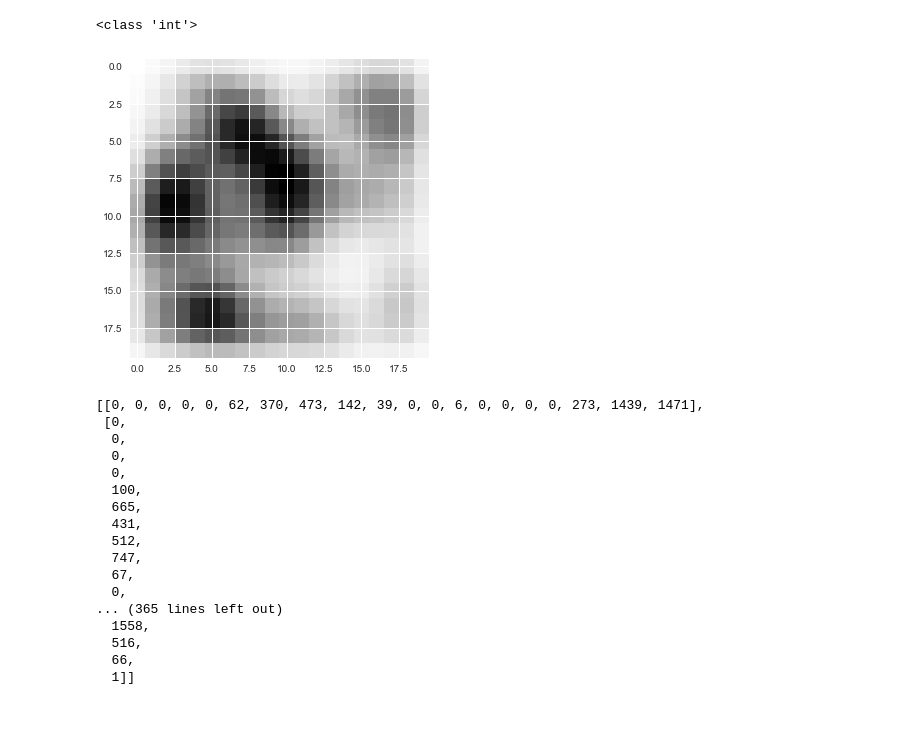
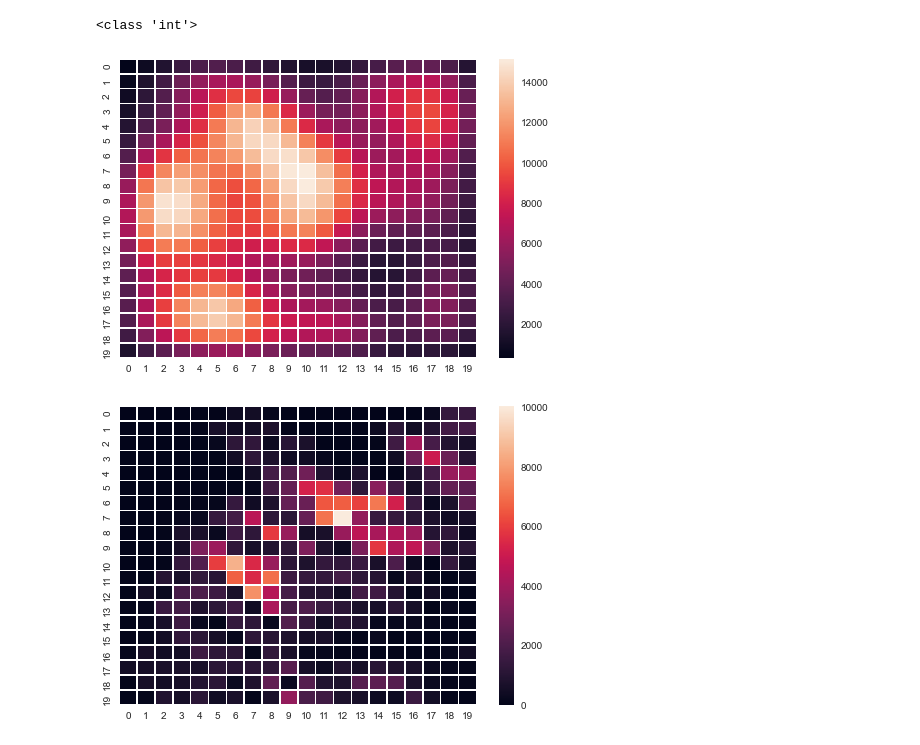
Before and after one commit to North17/Seg-Fault-NPSYPR, a Jupyter notebook: tests.ipynb, the cells around one changed output. Cells and saved outputs as stored; diff of their text form; code cells hidden in the pictures; blank space fills up the shorter version.

Commit message:
Did heatmaps with seaborn <3

```diff
--- a/tests.ipynb
+++ b/tests.ipynb
@@ -166,24 +166,24 @@ for i in x_axis:
 # %%
 
 
 import numpy as np
 import seaborn as sns
 import matplotlib.pylab as plt
 import pandas as pd
 
 pop = pd.read_csv('given_files\Population.csv')
 
 
 ppl = []
 for i in range(1,21):
     ppl.append(list(pop['Population'][pop['x location'] == i]))
 
 array = np.array(ppl)
-plt.imshow(array)
+ax = sns.heatmap(array, linewidth = 0.5)
 
 plt.show()
 # %% [output]
-[figure, old version]
+[figure, new version]
 # %%
 import numpy as np
 import seaborn as sns
@@ -202,21 +202,7 @@ for i in range (1,21):
 coords_cases
 
 cases_array = np.array(coords_cases)
+ax = sns.heatmap(cases_array, linewidth = 0.5)
+plt.show()
 # %% [output]
-[[0, 0, 0, 0, 0, 62, 370, 473, 142, 39, 0, 0, 6, 0, 0, 0, 0, 273, 1439, 1471],
- [0,
-  0,
-  0,
-  0,
-  100,
-  665,
-  431,
-  512,
-  747,
-  67,
-  0,
-... (365 lines left out)
-  1558,
-  516,
-  66,
-  1]]
+[figure, added]
```
Also changed, not shown: parts of 1 cell of this notebook.
